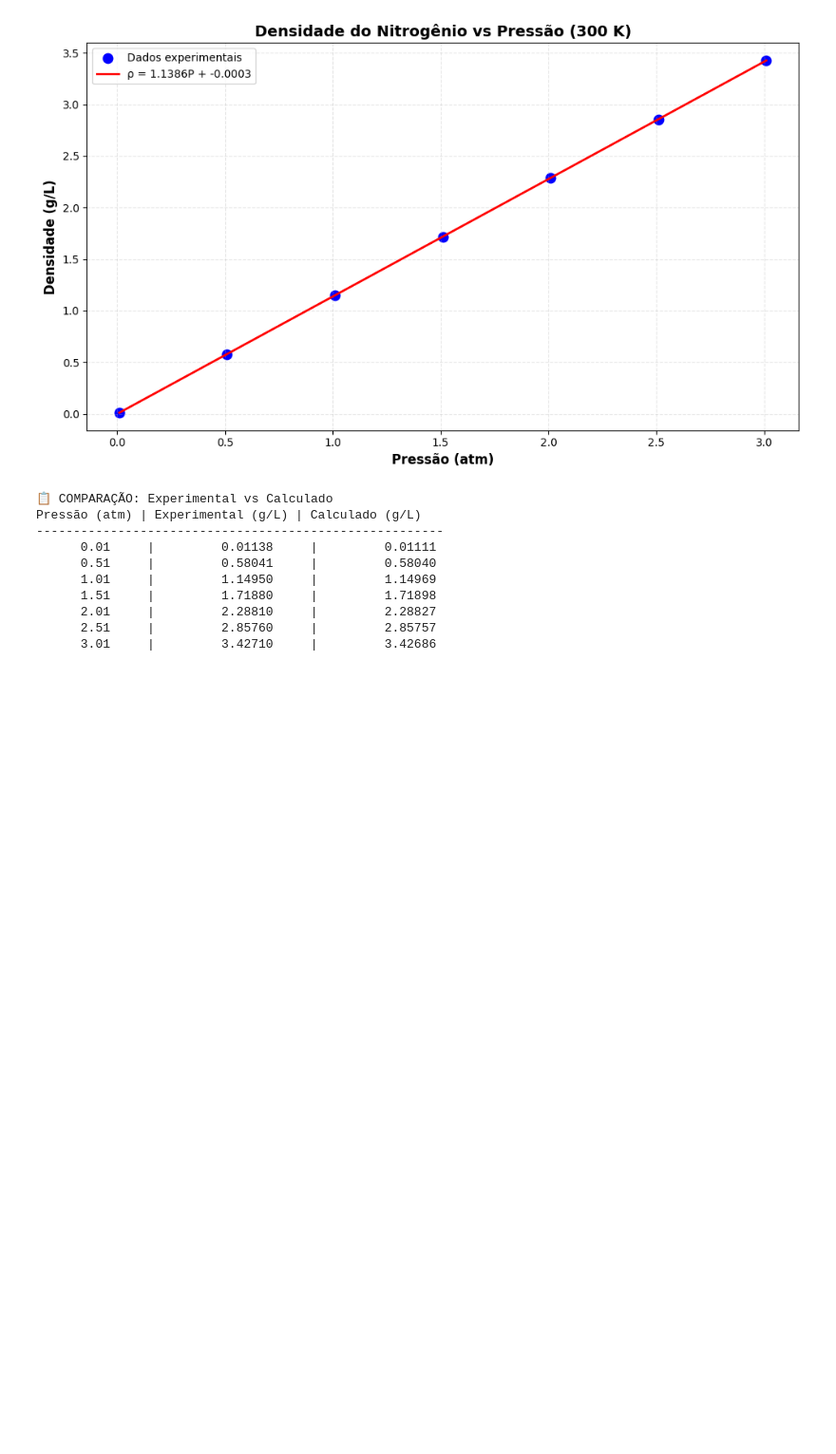
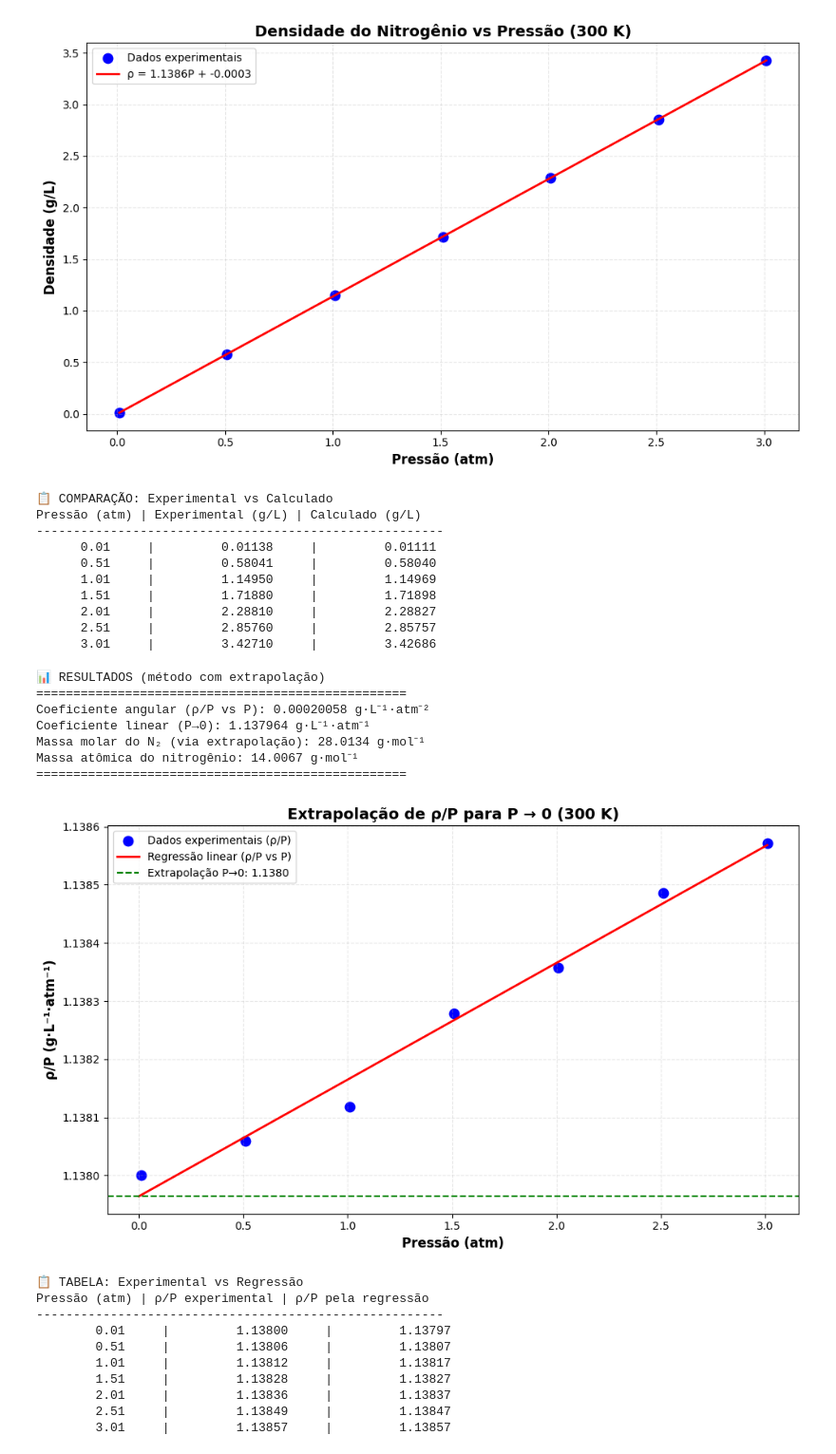
Before and after one commit to MariaGodoi/cn1t2, a Jupyter notebook: Questão_1_Maria_Eduarda_Godoi_ipynb.ipynb, the cells around one changed output. Shown at 95% size. Drawn from its saved outputs; the diff is of its cells as text; code cells hidden in the pictures; blank space fills up the shorter version.

```diff
--- a/Questão_1_Maria_Eduarda_Godoi_ipynb.ipynb
+++ b/Questão_1_Maria_Eduarda_Godoi_ipynb.ipynb
@@ -76,3 +76,79 @@ Pressão (atm) | Experimental (g/L) | Calculado (g/L)
       2.01     |         2.28810     |         2.28827
       2.51     |         2.85760     |         2.85757
       3.01     |         3.42710     |         3.42686
+# %%
+# Análise do Gás Nitrogênio (método com extrapolação)
+import numpy as np
+import matplotlib.pyplot as plt
+
+# Dados experimentais
+pressao = np.array([0.01, 0.51, 1.01, 1.51, 2.01, 2.51, 3.01])  # atm
+densidade = np.array([0.01138, 0.58041, 1.1495, 1.7188, 2.2881, 2.8576, 3.4271])  # g/L
+
+# Cálculo de ρ/P
+rho_sobre_p = densidade / pressao
+
+# Regressão linear: rho/P vs pressão
+coef_angular, coef_linear = np.polyfit(pressao, rho_sobre_p, 1)
+# A reta é: (ρ/P) = coef_angular * P + coef_linear
+
+# Constantes
+R = 0.082057  # L·atm·mol⁻¹·K⁻¹
+T = 300       # K
+
+# Extrair massa molar via extrapolação para P→0
+media_extrapolada = coef_linear  # intercepto da regressão
+M = media_extrapolada * R * T    # g/mol (mol od N₂)
+massa_atomica = M / 2            # g/mol (átomo de N)
+
+# Resultados
+print("📊 RESULTADOS (método com extrapolação)")
+print("=" * 50)
+print(f"Coeficiente angular (ρ/P vs P): {coef_angular:.8f} g·L⁻¹·atm⁻²")
+print(f"Coeficiente linear (P→0): {coef_linear:.6f} g·L⁻¹·atm⁻¹")
+print(f"Massa molar do N₂ (via extrapolação): {M:.4f} g·mol⁻¹")
+print(f"Massa atômica do nitrogênio: {massa_atomica:.4f} g·mol⁻¹")
+print("=" * 50)
+
+# Gráfico com extrapolação
+plt.figure(figsize=(10, 6))
+plt.scatter(pressao, rho_sobre_p, color='blue', s=80, label='Dados experimentais (ρ/P)')
+x_fit = np.linspace(0, max(pressao), 100)
+y_fit = coef_angular * x_fit + coef_linear
+plt.plot(x_fit, y_fit, color='red', linewidth=2, label='Regressão linear (ρ/P vs P)')
+plt.axhline(coef_linear, color='green', linestyle='--', label=f'Extrapolação P→0: {coef_linear:.4f}')
+
+plt.xlabel('Pressão (atm)', fontsize=12, fontweight='bold')
+plt.ylabel('ρ/P (g·L⁻¹·atm⁻¹)', fontsize=12, fontweight='bold')
+plt.title('Extrapolação de ρ/P para P → 0 (300 K)', fontsize=14, fontweight='bold')
+plt.grid(True, alpha=0.3, linestyle='--')
+plt.legend()
+plt.tight_layout()
+plt.show()
+
+# Tabela comparativa
+print("\n📋 TABELA: Experimental vs Regressão")
+print("Pressão (atm) | ρ/P experimental | ρ/P pela regressão")
+print("-" * 55)
+for P, val in zip(pressao, rho_sobre_p):
+    val_reg = coef_angular * P + coef_linear
+    print(f"{P:12.2f}     | {val:15.5f}     | {val_reg:15.5f}")
+# %% [output]
+📊 RESULTADOS (método com extrapolação)
+==================================================
+Coeficiente angular (ρ/P vs P): 0.00020058 g·L⁻¹·atm⁻²
+Coeficiente linear (P→0): 1.137964 g·L⁻¹·atm⁻¹
+Massa molar do N₂ (via extrapolação): 28.0134 g·mol⁻¹
+Massa atômica do nitrogênio: 14.0067 g·mol⁻¹
+==================================================
+[figure, added]
+📋 TABELA: Experimental vs Regressão
+Pressão (atm) | ρ/P experimental | ρ/P pela regressão
+-------------------------------------------------------
+        0.01     |         1.13800     |         1.13797
+        0.51     |         1.13806     |         1.13807
+        1.01     |         1.13812     |         1.13817
+        1.51     |         1.13828     |         1.13827
+        2.01     |         1.13836     |         1.13837
+        2.51     |         1.13849     |         1.13847
+        3.01     |         1.13857     |         1.13857
```
